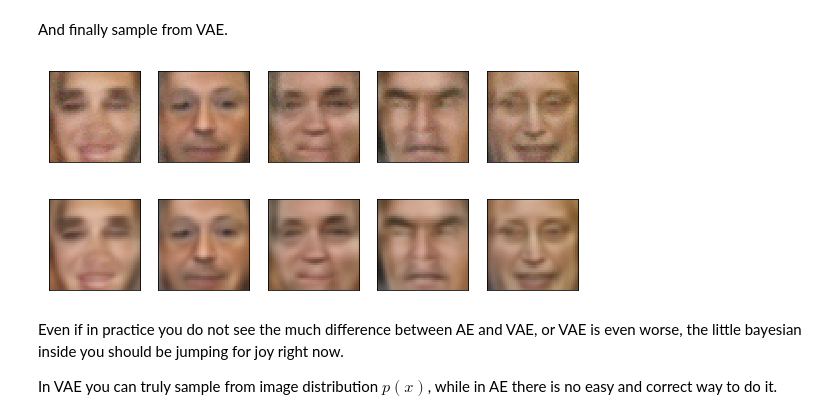
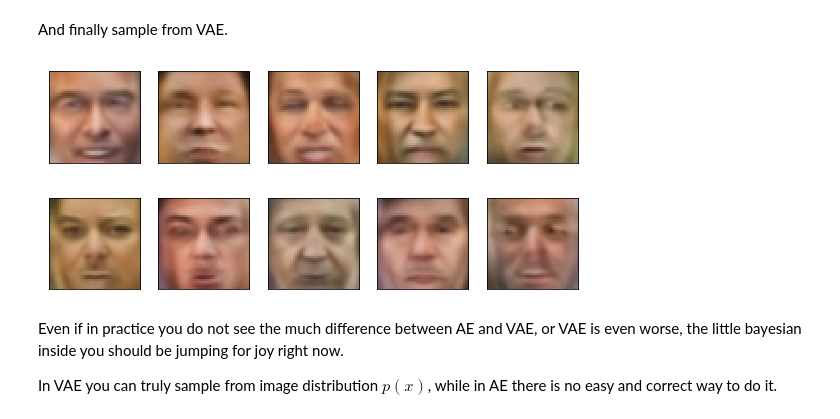
Before and after one commit to sampleskli18/Practical_DL, a Jupyter notebook: homework03/homework03_part2_vae.ipynb, the cells around one changed output. Drawn from its saved outputs; the diff is of its cells as text; code cells hidden in the pictures.

```diff
--- a/homework03/homework03_part2_vae.ipynb
+++ b/homework03/homework03_part2_vae.ipynb
@@ -219,7 +221,7 @@ Reconstruction is not bad, right?
 # %% [markdown]
 Let's now sample several latent vectors and perform inference from $z$, reconstruct an image given some random $z$ representations.
 # %%
-z = np.random.randn(25, dimZ)*4
-output = autoencoder.decoder(Variable(torch.FloatTensor(z).cuda()))
+z = np.random.randn(25, dimZ)*0.25
+output = autoencoder.decode(Variable(torch.FloatTensor(z).cuda()))
 plot_gallery(output.data.cpu().numpy(), image_h, image_w, n_row=5, n_col=5)
 # %% [output]
@@ -254,8 +256,6 @@ class VAE(nn.Module):
         super(VAE, self).__init__()
 
         self.fc_encode = nn.Linear(input_size, hidden_size)
-        self.bn = nn.BatchNorm1d(hidden_size),
-
         self.mu_encode = nn.Linear(hidden_size, dimZ)
         self.logstd_encode = nn.Linear(hidden_size, dimZ)
 
@@ -269,9 +269,11 @@ class VAE(nn.Module):
         self.bn_encode = nn.BatchNorm1d(hidden_size)
         self.bn_decode = nn.BatchNorm1d(hidden_size)
 
+        self.bn_mu_encode = nn.BatchNorm1d(dimZ)
+
     def encode(self, x):
         hidden = self.relu(self.bn_encode(self.fc_encode(x)))
-        return self.mu_encode(hidden), self.logstd_encode(hidden)
+        return self.bn_mu_encode(self.mu_encode(hidden)), self.logstd_encode(hidden)
 
     # TODO do we need sigmoid here????
     def decode(self, z):
@@ -342,7 +344,7 @@ def compute_loss(X_batch, y_batch):
     y_batch = Variable(y_batch).cuda()
     return loss_vae(X_batch, *vae_autoencoder(X_batch))
 # %%
-num_epochs=90
+num_epochs=30
 # %%
 # Train your autoencoder
 # Visualize progress in reconstruction and loss decay
@@ -422,9 +424,9 @@ And finally sample from VAE.
 # Sample some images from the learned distribution
 # 1) Sample z ~ N(0,1)
 # 2) Sample from N(decoder_mu(z), decoder_sigma(z))
-sampled_input = Variable(torch.FloatTensor(np.random.randn(5, dimZ))*0.75).cuda()
+sampled_input = Variable(torch.FloatTensor(np.random.randn(10, dimZ))*0.6, volatile=True).cuda()
 
 vae_autoencoder.train(False)
 reconstruction_mu, reconstruction_sigma = vae_autoencoder.decode(sampled_input)
-sampled_image = np.random.randn(5, 6075)
+sampled_image = np.random.randn(10, 6075)
 # %%
@@ -432,11 +434,9 @@ sampled_image = sampled_image * 0.25 * np.exp(reconstruction_sigma.data.cpu().nu
 # %%
-plot_gallery(np.clip(sampled_image, 0, 1), image_h, image_w, n_row=1, n_col=5)
+#plot_gallery(np.clip(sampled_image, 0, 1), image_h, image_w, n_row=2, n_col=5)
-# %% [output]
-[figure, removed]
 # %%
-plot_gallery(np.clip(reconstruction_mu.data.cpu().numpy(), 0, 1), image_h, image_w, n_row=1, n_col=5)
+plot_gallery(reconstruction_mu.data.cpu().numpy(), image_h, image_w, n_row=2, n_col=5)
 # %% [output]
-[figure, old version]
+[figure, new version]
 # %% [markdown]
 Even if in practice you do not see the much difference between AE and VAE, or VAE is even worse, the little bayesian inside you should be jumping for joy right now.
 
```
Also changed, not shown: parts of 19 cells of this notebook.
